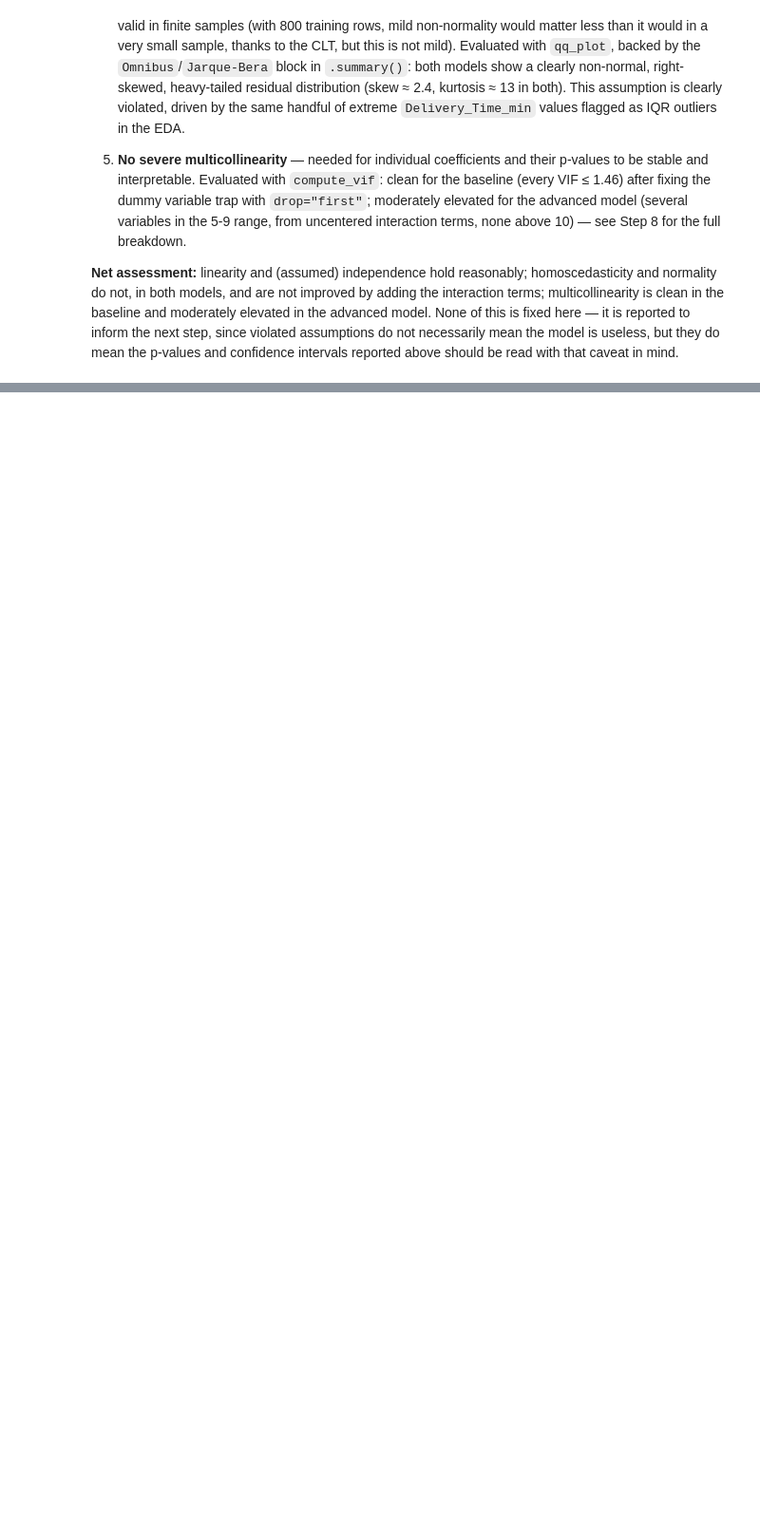
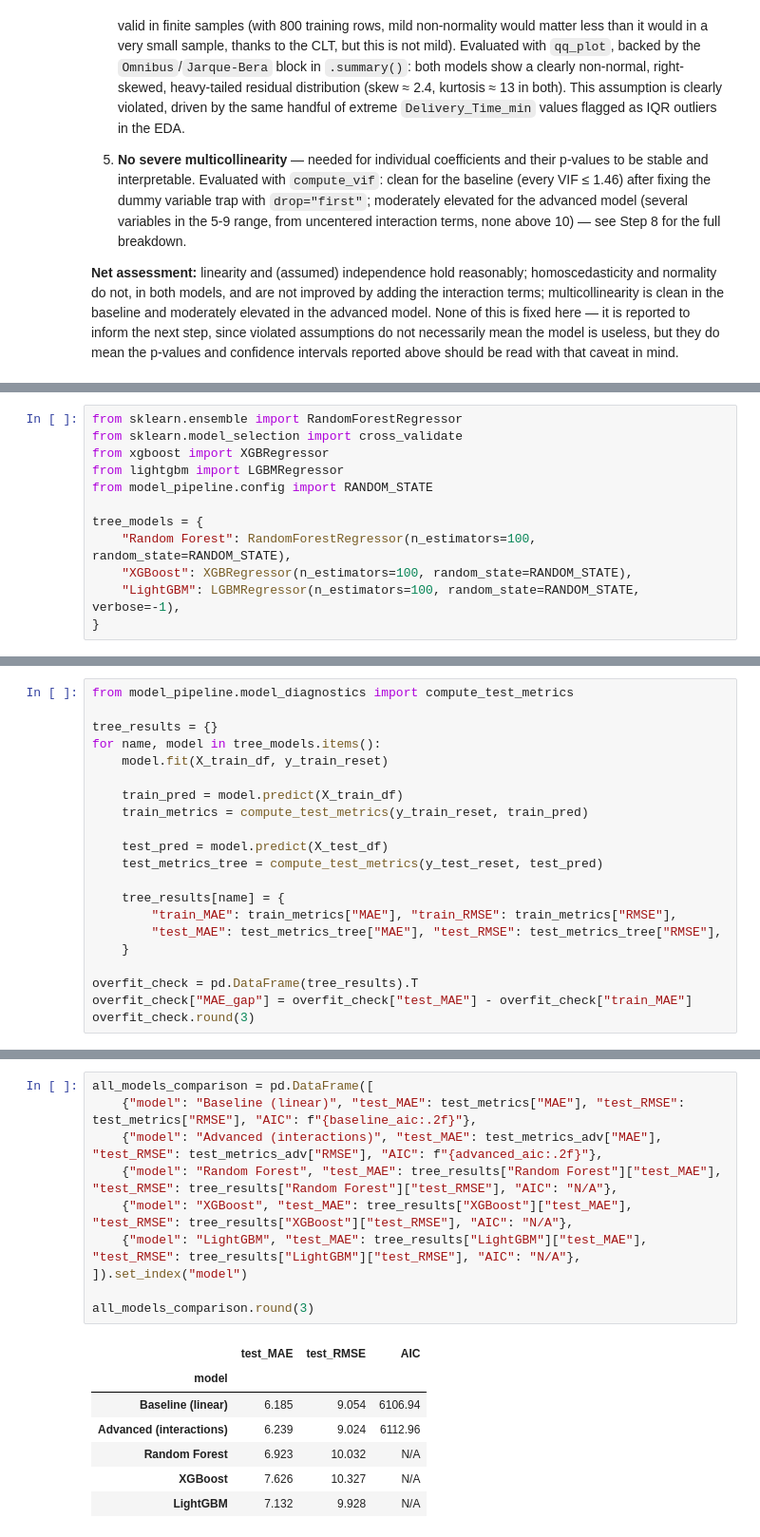
Before and after one commit to felo9015/food_delivery_time_prediction, a Jupyter notebook: notebooks/model_exploration.ipynb, the cells around one changed output, grey strips where cells are left out. Shown at 95% size. Drawn from its saved outputs; the diff is of its cells as text; blank space fills up the shorter version.

```diff
--- a/notebooks/model_exploration.ipynb
+++ b/notebooks/model_exploration.ipynb
@@ -538,0 +545,12 @@ comparison.round(4)
+# %%
+from sklearn.ensemble import RandomForestRegressor
+from sklearn.model_selection import cross_validate
+from xgboost import XGBRegressor
+from lightgbm import LGBMRegressor
+from model_pipeline.config import RANDOM_STATE
+
+tree_models = {
+    "Random Forest": RandomForestRegressor(n_estimators=100, random_state=RANDOM_STATE),
+    "XGBoost": XGBRegressor(n_estimators=100, random_state=RANDOM_STATE),
+    "LightGBM": LGBMRegressor(n_estimators=100, random_state=RANDOM_STATE, verbose=-1),
+}
@@ -538,0 +590,21 @@ comparison.round(4)
+# %%
+from model_pipeline.model_diagnostics import compute_test_metrics
+
+tree_results = {}
+for name, model in tree_models.items():
+    model.fit(X_train_df, y_train_reset)
+
+    train_pred = model.predict(X_train_df)
+    train_metrics = compute_test_metrics(y_train_reset, train_pred)
+
+    test_pred = model.predict(X_test_df)
+    test_metrics_tree = compute_test_metrics(y_test_reset, test_pred)
+
+    tree_results[name] = {
+        "train_MAE": train_metrics["MAE"], "train_RMSE": train_metrics["RMSE"],
+        "test_MAE": test_metrics_tree["MAE"], "test_RMSE": test_metrics_tree["RMSE"],
+    }
+
+overfit_check = pd.DataFrame(tree_results).T
+overfit_check["MAE_gap"] = overfit_check["test_MAE"] - overfit_check["train_MAE"]
+overfit_check.round(3)
@@ -538,0 +620,18 @@ comparison.round(4)
+# %%
+all_models_comparison = pd.DataFrame([
+    {"model": "Baseline (linear)", "test_MAE": test_metrics["MAE"], "test_RMSE": test_metrics["RMSE"], "AIC": f"{baseline_aic:.2f}"},
+    {"model": "Advanced (interactions)", "test_MAE": test_metrics_adv["MAE"], "test_RMSE": test_metrics_adv["RMSE"], "AIC": f"{advanced_aic:.2f}"},
+    {"model": "Random Forest", "test_MAE": tree_results["Random Forest"]["test_MAE"], "test_RMSE": tree_results["Random Forest"]["test_RMSE"], "AIC": "N/A"},
+    {"model": "XGBoost", "test_MAE": tree_results["XGBoost"]["test_MAE"], "test_RMSE": tree_results["XGBoost"]["test_RMSE"], "AIC": "N/A"},
+    {"model": "LightGBM", "test_MAE": tree_results["LightGBM"]["test_MAE"], "test_RMSE": tree_results["LightGBM"]["test_RMSE"], "AIC": "N/A"},
+]).set_index("model")
+
+all_models_comparison.round(3)
+# %% [output]
+|  | test_MAE | test_RMSE | AIC |
+| model |  |  |  |
+| Baseline (linear) | 6.185 | 9.054 | 6106.94 |
+| Advanced (interactions) | 6.239 | 9.024 | 6112.96 |
+| Random Forest | 6.923 | 10.032 | N/A |
+| XGBoost | 7.626 | 10.327 | N/A |
+| LightGBM | 7.132 | 9.928 | N/A |
```
Also changed, not shown: parts of 11 cells of this notebook, 2 other files.
